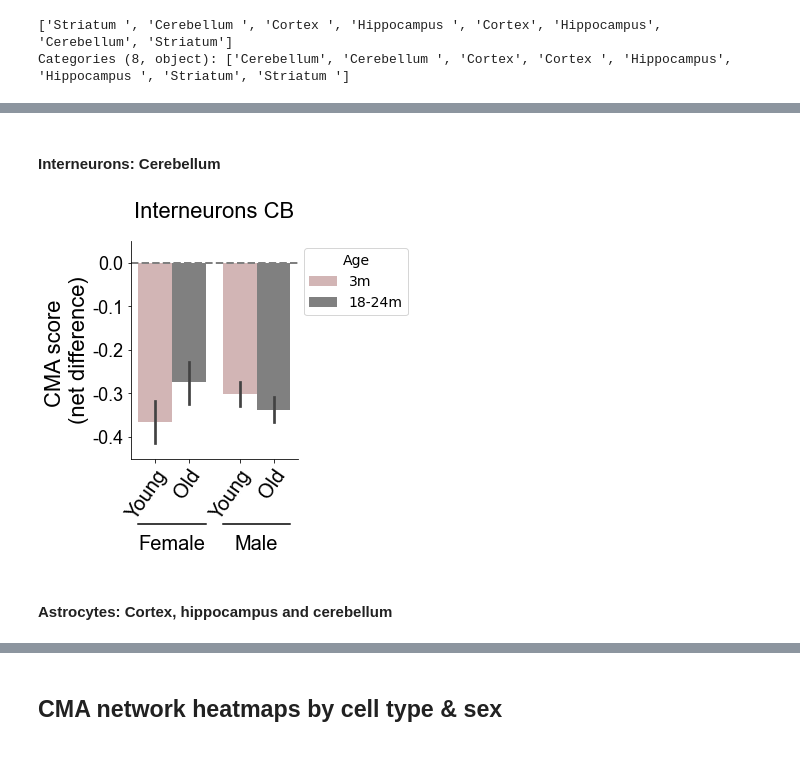
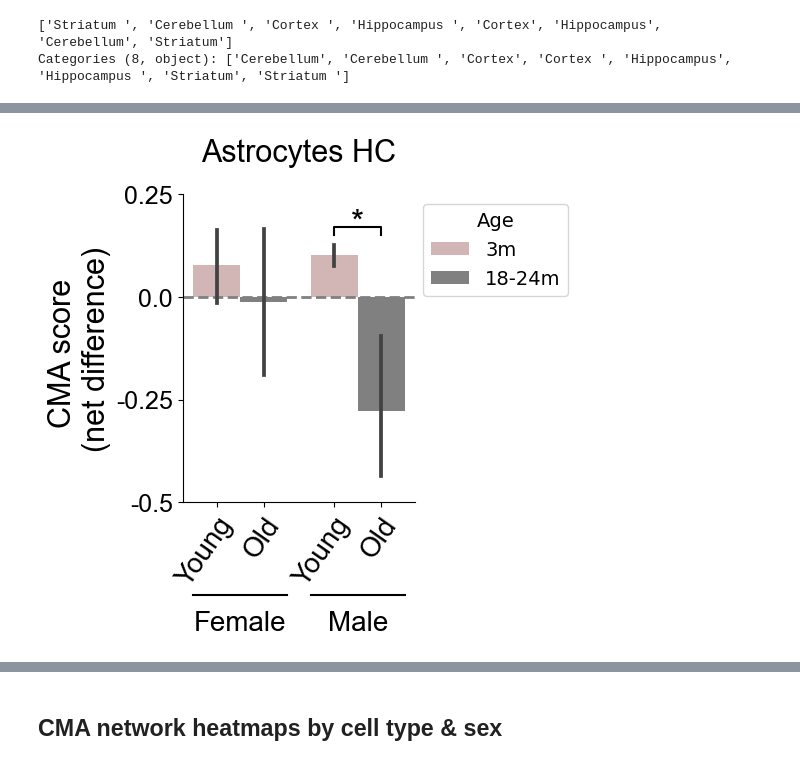
Before and after one commit to amsegura/Khawaja_et_al_2024, a Jupyter notebook: CMA_aging_Atlas_Brain.ipynb, the cells around one changed output, grey strips where cells are left out. Cells and saved outputs as stored; diff of their text form; code cells hidden in the pictures.

Commit message:
Clean brain, checking hide cell

```diff
--- a/CMA_aging_Atlas_Brain.ipynb
+++ b/CMA_aging_Atlas_Brain.ipynb
@@ -25,8 +17,12 @@ os.makedirs('../Khwaja_et_al_outputs/Brain')
 # %% [markdown]
 ## Importing and preprocessing data
+# %%
+input_dir = r'/home/adrianmartin/Onedrive_IMDEA/Old_labs/Cuervo_lab/Dendra_paper/Data_v3/'
+modelmx = r'/home/adrianmartin/Onedrive_IMDEA/Scripts_software/Cuervo_lab/activation_model.xlsx'
+output_dir = r'/home/adrianmartin/Onedrive_IMDEA/Old_labs/Cuervo_lab/Dendra_paper/Final_figs_v3/'
 # %%
 # Import h5ad file in scanpy.
-adata = sc.read_h5ad('../Exp. 2_Tabula muris/Files/Brain_non_myeloid.h5ad')
+adata = sc.read_h5ad(input_dir + 'Brain_nonmyel.h5ad')
 
 # Normalize as CPM (counts per million)
 sc.pp.normalize_per_cell(adata, counts_per_cell_after=1e6)
@@ -37,7 +33,7 @@ sc.pp.log1p(adata)
 ## CMA score calculation
 # %%
 # Load matrix file with weight and direction
-model_matrix = pd.read_excel('../Exp. 2_Tabula muris/activation_model.xlsx')
+model_matrix = pd.read_excel(modelmx)
 
 # Removing EEF1A1 and RAC1 genes because they don't appear in the adata
 model_matrix = model_matrix.drop([6, 8], axis=0).reset_index()
@@ -1109,38 +390,42 @@ plt.show()
-# %% [markdown]
-#### Interneurons: Cerebellum
 # %%
+# Figure Astrocyte HC
 fig, ax = plt.subplots(figsize=(3,4))
 ax.spines['right'].set_visible(False)
 ax.spines['top'].set_visible(False)
 hfont = {'fontname':'Arial'}
 
-sns.barplot(x='sex', y='net_score', data=barcode[(barcode.cell_type=='interneuron') & (barcode.subtissue=='Cerebellum')],
+sns.barplot(x='sex', y='celltype_ns', data=barcode[(barcode.cell_type=='astrocyte') & (barcode.subtissue=='Hippocampus') ],
             hue='new_age', order=["female", "male"], hue_order=['3m', "18-24m"], palette=['#D7B0B0', '#808080'], ci=68)
 
 plt.axhline(y=0, linestyle='dashed', linewidth=2, color='gray', zorder=1)
 plt.xlabel('')
 plt.ylabel('CMA score \n(net difference)', fontdict={'family':'Arial', 'size': 22})
 ax.set_xticks([-0.2, 0.2, 0.8, 1.2])
 ax.set_xticklabels(["Young", "Old", "Young", "Old"], fontdict={'family':'Arial', 'size': 20},
                    rotation=55, ha='right', rotation_mode='anchor')
-plt.ylim(-0.45, 0.05)
-ax.set_yticks([-0.40, -0.30, -0.20, -0.10, 0.00])
-ax.set_yticklabels([-0.40, -0.30, -0.20, -0.10, 0.00], fontdict={'family':'Arial', 'size': 18})
+plt.ylim(-0.50, 0.25)
+ax.set_yticks([-0.50, -0.25, 0.00, 0.25])
+ax.set_yticklabels([-0.50, -0.25, 0.00, 0.25], fontdict={'family':'Arial', 'size': 18})
 h, l = ax.get_legend_handles_labels()
 ax.legend(h, ['3m', "18-24m"], bbox_to_anchor=(1.7, 1), title="Age", title_fontsize = "14", fontsize = 14)
-plt.title(label='Interneurons CB', fontdict={'family':'Arial', 'size': 22}, y=1.08)
+plt.title(label='Astrocytes HC', fontdict={'family':'Arial', 'size': 22}, y=1.08)
+
+
+# statistical annotation
+x1, x2 = 0.8, 1.2
+y, h, col = 0.15 , 0.02, 'k'
+plt.plot([x1, x1, x2, x2], [y, y+h, y+h, y], lw=1.5, c=col)
+plt.text((x1+x2)*.5, y-0.01, "*", ha='center', va='bottom', color=col, fontdict={'family':'Arial', 'size': 24})
 
 # Female & male
 trans = ax.get_xaxis_transform()
 ax.annotate('Female', xy=(0, -.35), xycoords=trans, ha="center", va="top", size=20, **hfont)
 ax.plot([-.4,0.4],[-.3,-.3], color="k", transform=trans, clip_on=False)
 ax.annotate('Male', xy=(1, -.35), xycoords=trans, ha="center", va="top", size=20, **hfont)
 ax.plot([0.6,1.4],[-.3,-.3], color="k", transform=trans, clip_on=False)
 
-plt.savefig('../Khwaja_et_al_outputs/Brain/Interneur_ns_sex_cb.png',bbox_inches='tight', dpi=300)
+plt.savefig(output_dir + '/Brain/Ast_cellns_sex_hc.png',bbox_inches='tight', dpi=300)
 
 plt.show()
 # %% [output]
-[figure, old version]
+[figure, new version]
-# %% [markdown]
-#### Astrocytes: Cortex, hippocampus and cerebellum
```
Also changed, not shown: parts of 124 cells of this notebook.
